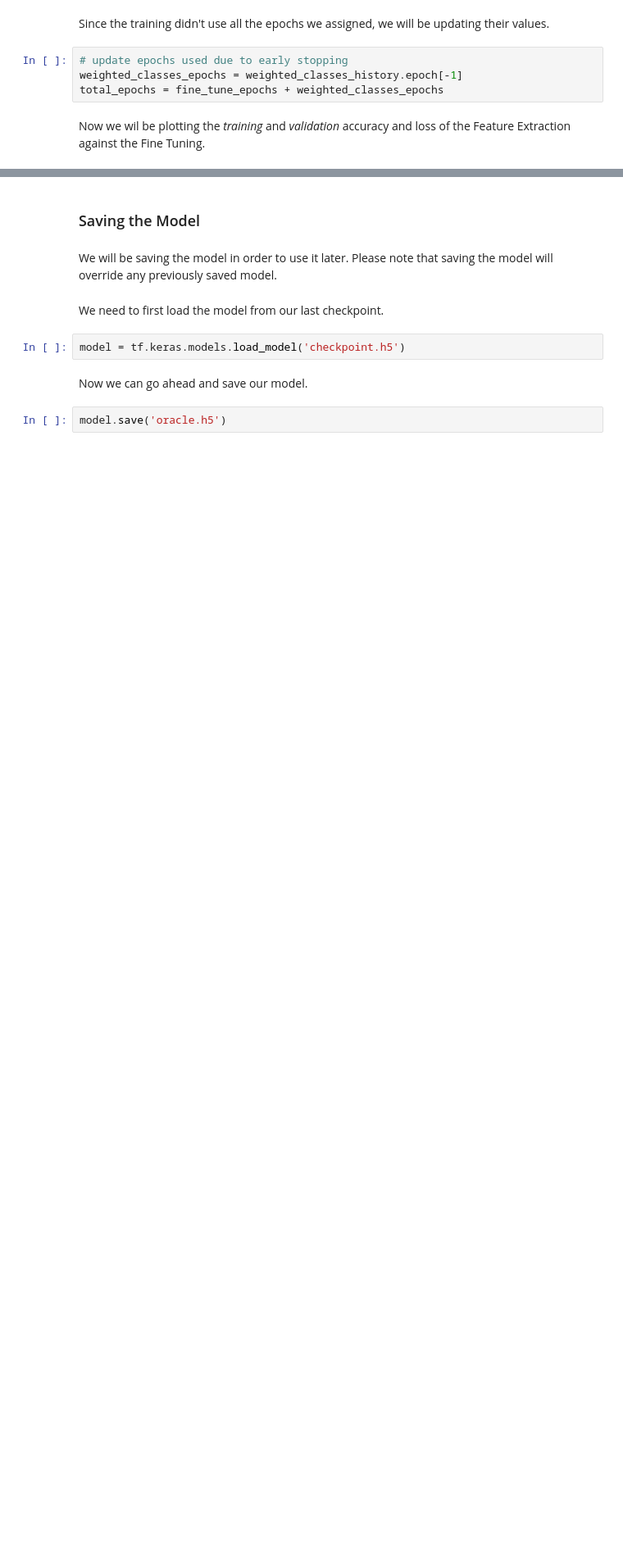
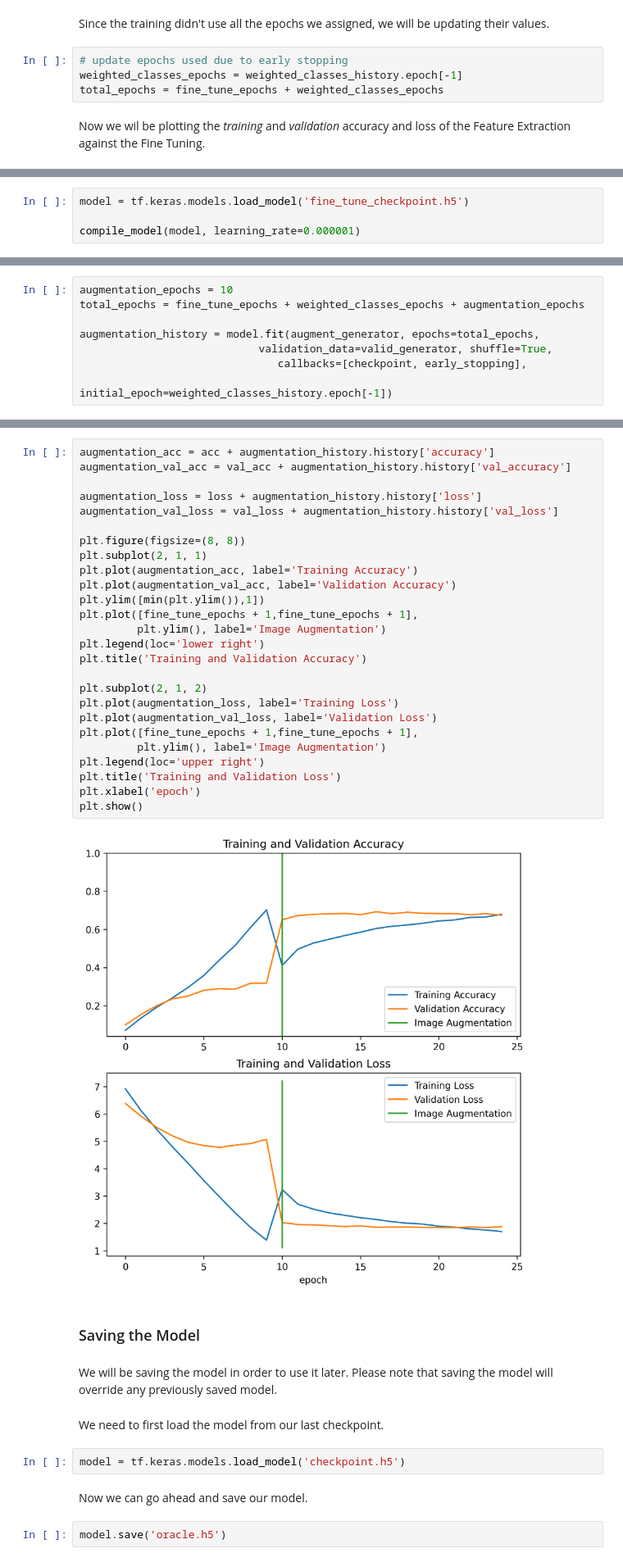
Before and after one commit to nizarmah/oracle, a Jupyter notebook: main.ipynb, the cells around one changed output, grey strips where cells are left out. Shown at 82% size. Drawn from its saved outputs; the diff is of its cells as text; blank space fills up the shorter version.

```diff
--- a/main.ipynb
+++ b/main.ipynb
@@ -608,0 +638,4 @@ plt.show()
+# %%
+model = tf.keras.models.load_model('fine_tune_checkpoint.h5')
+
+compile_model(model, learning_rate=0.000001)
@@ -608,0 +644,8 @@ plt.show()
+# %%
+augmentation_epochs = 10
+total_epochs = fine_tune_epochs + weighted_classes_epochs + augmentation_epochs
+
+augmentation_history = model.fit(augment_generator, epochs=total_epochs,
+                            validation_data=valid_generator, shuffle=True,
+                               callbacks=[checkpoint, early_stopping],
+                                initial_epoch=weighted_classes_history.epoch[-1])
@@ -609,3 +678,31 @@ plt.show()
+# %%
+augmentation_acc = acc + augmentation_history.history['accuracy']
+augmentation_val_acc = val_acc + augmentation_history.history['val_accuracy']
+
+augmentation_loss = loss + augmentation_history.history['loss']
+augmentation_val_loss = val_loss + augmentation_history.history['val_loss']
+
+plt.figure(figsize=(8, 8))
+plt.subplot(2, 1, 1)
+plt.plot(augmentation_acc, label='Training Accuracy')
+plt.plot(augmentation_val_acc, label='Validation Accuracy')
+plt.ylim([min(plt.ylim()),1])
+plt.plot([fine_tune_epochs + 1,fine_tune_epochs + 1],
+         plt.ylim(), label='Image Augmentation')
+plt.legend(loc='lower right')
+plt.title('Training and Validation Accuracy')
+
+plt.subplot(2, 1, 2)
+plt.plot(augmentation_loss, label='Training Loss')
+plt.plot(augmentation_val_loss, label='Validation Loss')
+plt.plot([fine_tune_epochs + 1,fine_tune_epochs + 1],
+         plt.ylim(), label='Image Augmentation')
+plt.legend(loc='upper right')
+plt.title('Training and Validation Loss')
+plt.xlabel('epoch')
+plt.show()
+# %% [output]
+[figure, added]
 # %% [markdown]
 ### Saving the Model
 # %% [markdown]
```
Also changed, not shown: parts of 19 cells of this notebook, 1 other file.
